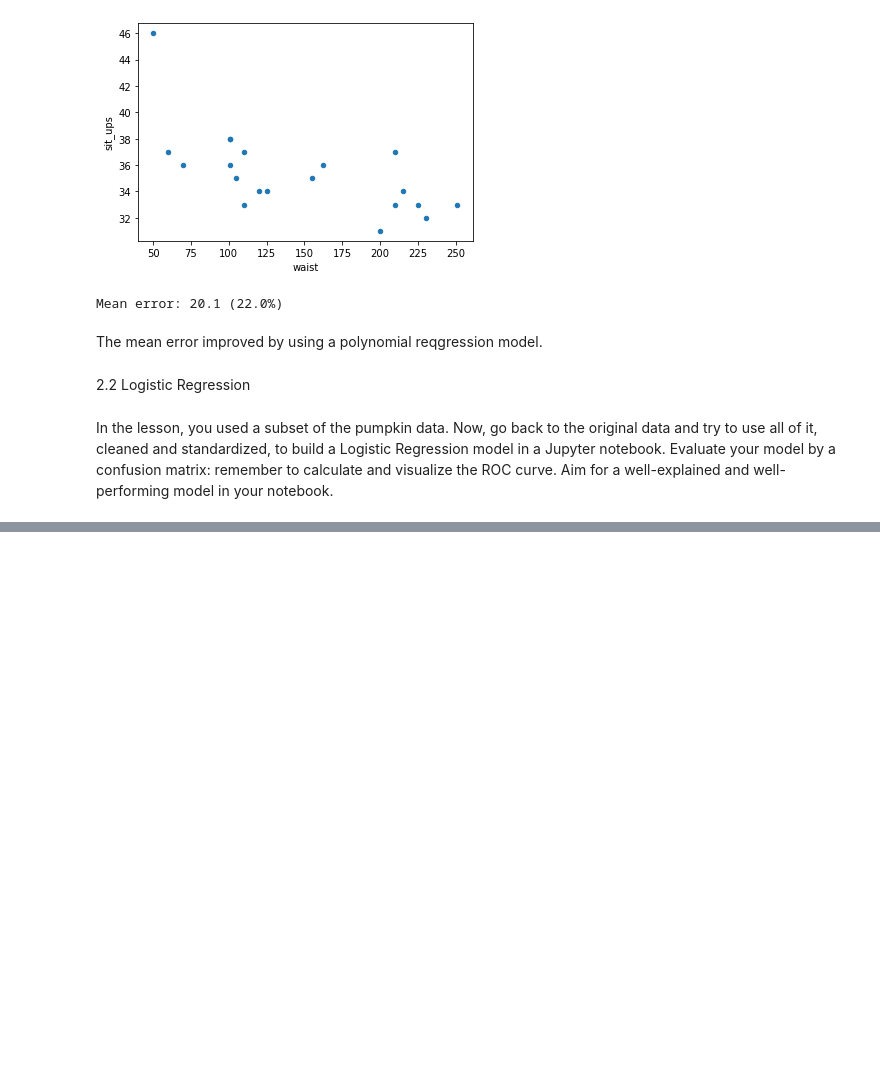
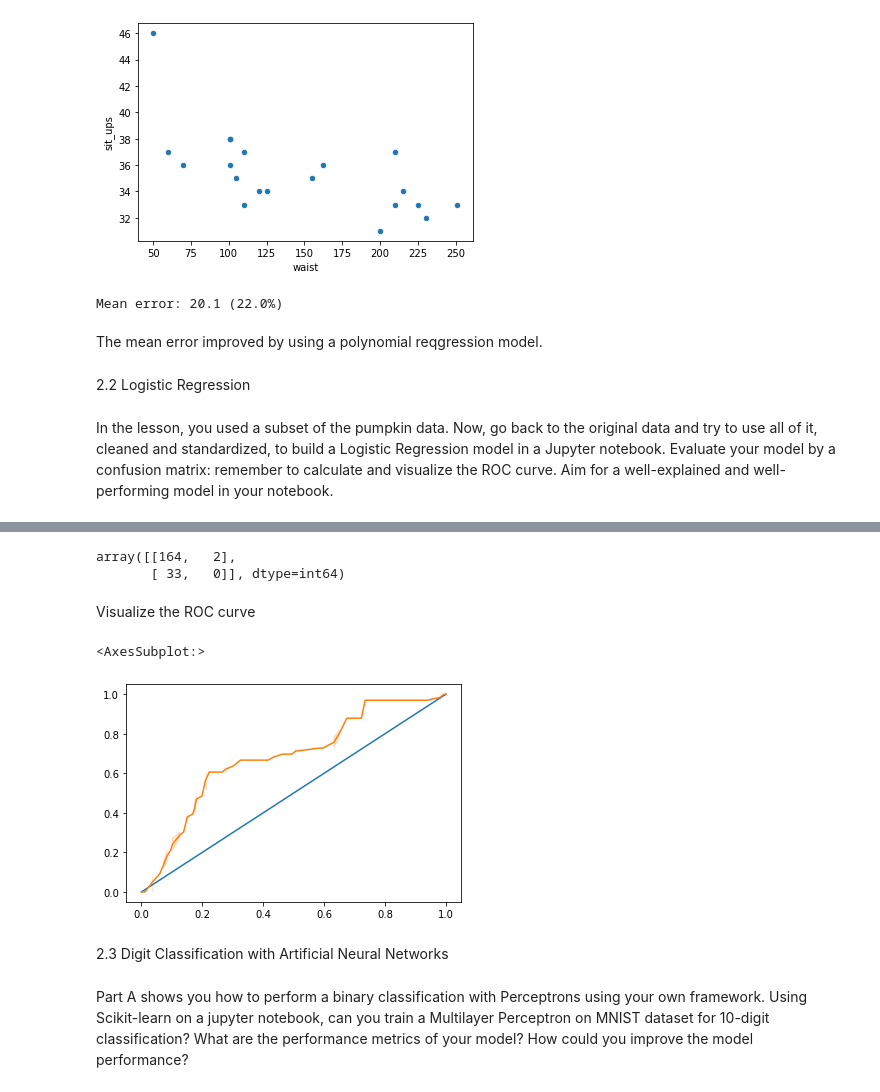
Before and after one commit to AsgerLanghoff/ML-For-Beginners, a Jupyter notebook: 2-Regression/Hand-in2.ipynb, the cells around one changed output, grey strips where cells are left out. Saved outputs shown, nothing was run; the diff lists cells and outputs as text; code cells hidden in the pictures; blank space fills up the shorter version.

```diff
--- a/2-Regression/Hand-in2.ipynb
+++ b/2-Regression/Hand-in2.ipynb
@@ -122,0 +123,22 @@ new_pumpkins.head()
+# %%
+## next step is to build a logisitic regression model, and the rest of the task above.
+
+from sklearn.model_selection import train_test_split
+from sklearn.model_selection import train_test_split
+from sklearn.metrics import accuracy_score, classification_report
+from sklearn.linear_model import LogisticRegression
+
+selected_features = ['Item Size','City Name','Variety','Origin','Package','Low Price','High Price']
+
+X = new_pumpkins[selected_features]
+y = new_pumpkins['Color']
+
+X_train, X_test, y_train, y_test = train_test_split(X, y, test_size=0.2, random_state=0)
+
+model = LogisticRegression()
+model.fit(X_train, y_train)
+predictions = model.predict(X_test)
+
+print(classification_report(y_test, predictions))
+print('Predicted labels: ', predictions)
+print('Accuracy: ', accuracy_score(y_test, predictions))
@@ -122,0 +162,25 @@ new_pumpkins.head()
+# %%
+# Evaluate the model with a confusion matrix
+from sklearn.metrics import confusion_matrix
+confusion_matrix(y_test, predictions)
+# %% [output]
+array([[164,   2],
+       [ 33,   0]], dtype=int64)
+# %% [markdown]
+Visualize the ROC curve
+# %%
+from sklearn.metrics import roc_curve, roc_auc_score
+import seaborn as sns
+
+y_scores = model.predict_proba(X_test)
+# calculate ROC curve
+fpr, tpr, thresholds = roc_curve(y_test, y_scores[:,1])
+sns.lineplot([0, 1], [0, 1])
+sns.lineplot(fpr, tpr)
+# %% [output]
+<AxesSubplot:>
+[figure, added]
+# %% [markdown]
+2.3 Digit Classification with Artificial Neural Networks
+# %% [markdown]
+Part A shows you how to perform a binary classification with Perceptrons using your own framework. Using Scikit-learn on a jupyter notebook, can you train a Multilayer Perceptron on MNIST dataset for 10-digit classification? What are the performance metrics of your model? How could you improve the model performance?
```
Also changed, not shown: parts of 5 cells of this notebook, 2 other files.
